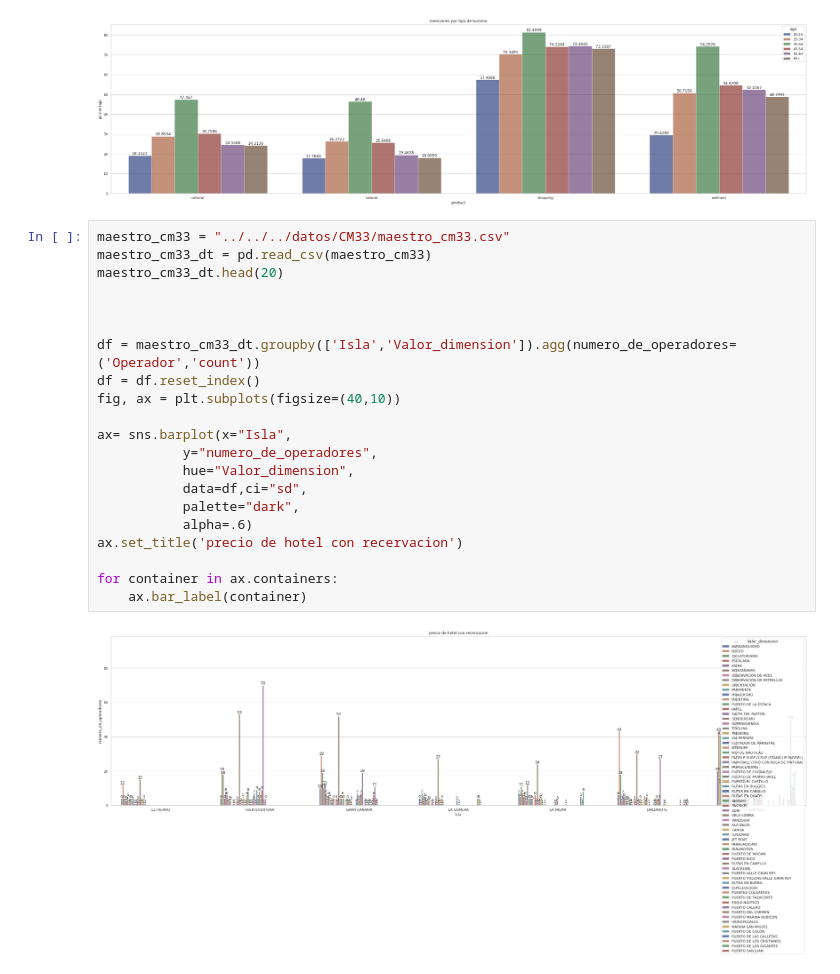
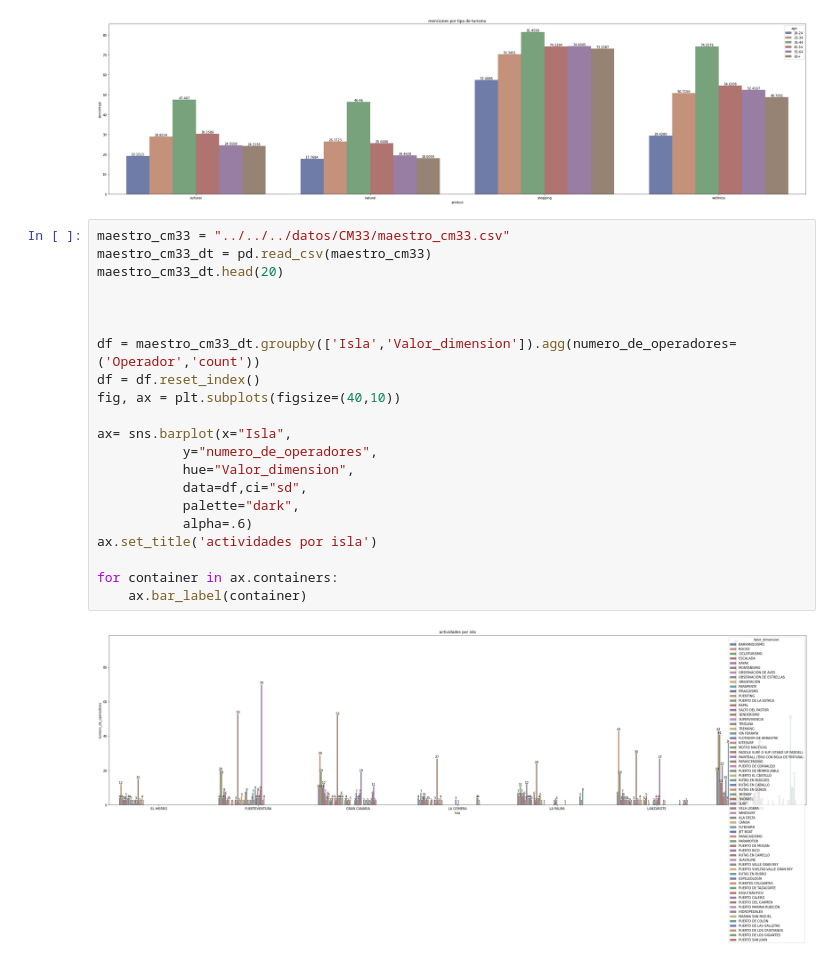
Before and after one commit to miracFence/Datathon-Gran-Canaria, a Jupyter notebook: Smart Destinations/Relaciones_Plots/turismo.ipynb, the cells around one changed output. Drawn from its saved outputs; the diff is of its cells as text.

```diff
--- a/Smart Destinations/Relaciones_Plots/turismo.ipynb
+++ b/Smart Destinations/Relaciones_Plots/turismo.ipynb
@@ -52,23 +52,23 @@ for container in ax.containers:
 # %%
 maestro_cm33 = "../../../datos/CM33/maestro_cm33.csv"
 maestro_cm33_dt = pd.read_csv(maestro_cm33)
 maestro_cm33_dt.head(20)
 
 
 
 df = maestro_cm33_dt.groupby(['Isla','Valor_dimension']).agg(numero_de_operadores=('Operador','count'))
 df = df.reset_index()
 fig, ax = plt.subplots(figsize=(40,10))
 
 ax= sns.barplot(x="Isla",
            y="numero_de_operadores",
            hue="Valor_dimension",
            data=df,ci="sd",
            palette="dark",
            alpha=.6)
-ax.set_title('precio de hotel con recervacion')
+ax.set_title('actividades por isla')
 
 for container in ax.containers:
     ax.bar_label(container)
 # %% [output]
-[figure, old version]
+[figure, new version]
```
Also changed, not shown: parts of 9 cells of this notebook, 16 other files.
